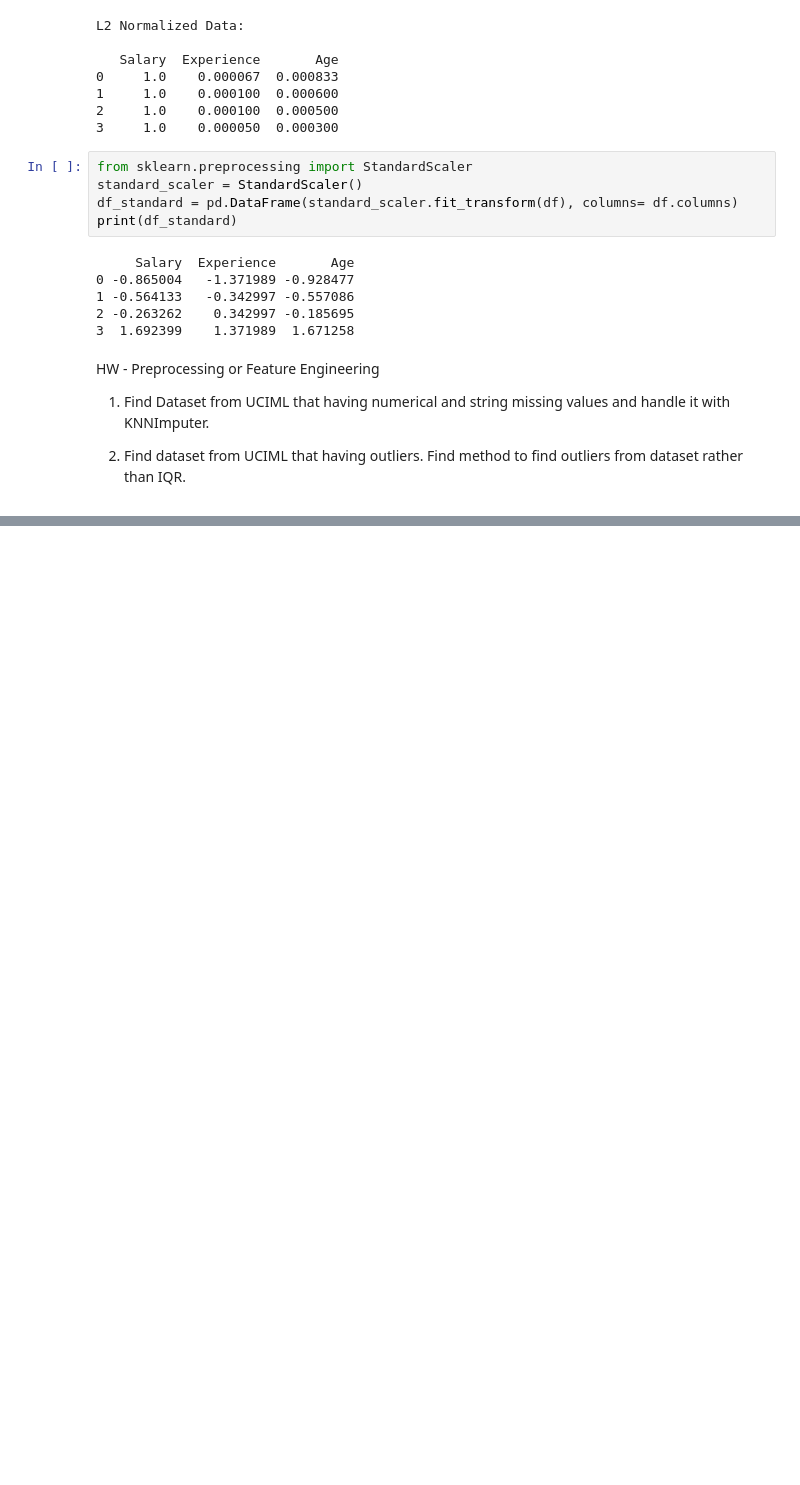
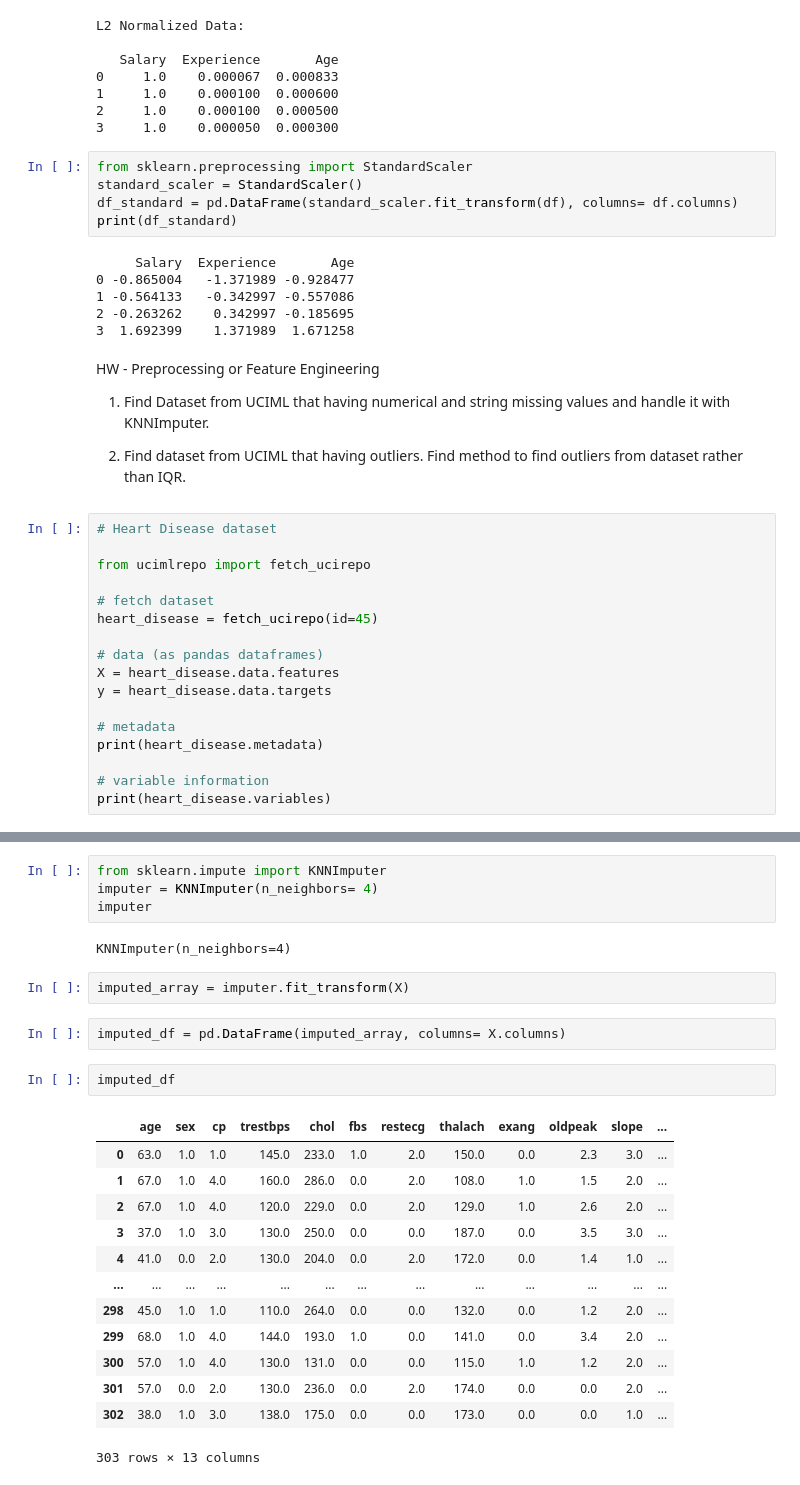
Before and after one commit to ydv-prince/ML-Practicals, a Jupyter notebook: workshop/preprocessing.ipynb, the cells around one changed output, grey strips where cells are left out. Saved outputs shown, nothing was run; the diff lists cells and outputs as text; blank space fills up the shorter version.

```diff
--- a/workshop/preprocessing.ipynb
+++ b/workshop/preprocessing.ipynb
@@ -451,3 +451,20 @@ HW - Preprocessing or Feature Engineering
   1. Find Dataset from UCIML that having numerical and string missing values and handle it with KNNImputer.
 
   2. Find dataset from UCIML that having outliers. Find method to find outliers from dataset rather than IQR.
+# %%
+# Heart Disease dataset
+
+from ucimlrepo import fetch_ucirepo
+
+# fetch dataset
+heart_disease = fetch_ucirepo(id=45)
+
+# data (as pandas dataframes)
+X = heart_disease.data.features
+y = heart_disease.data.targets
+
+# metadata
+print(heart_disease.metadata)
+
+# variable information
+print(heart_disease.variables)
@@ -453,0 +529,26 @@ HW - Preprocessing or Feature Engineering
+# %%
+from sklearn.impute import KNNImputer
+imputer = KNNImputer(n_neighbors= 4)
+imputer
+# %% [output]
+KNNImputer(n_neighbors=4)
+# %%
+imputed_array = imputer.fit_transform(X)
+# %%
+imputed_df = pd.DataFrame(imputed_array, columns= X.columns)
+# %%
+imputed_df
+# %% [output]
+|  | age | sex | cp | trestbps | chol | fbs | restecg | thalach | exang | oldpeak | slope | ... |
+| 0 | 63.0 | 1.0 | 1.0 | 145.0 | 233.0 | 1.0 | 2.0 | 150.0 | 0.0 | 2.3 | 3.0 | ... |
+| 1 | 67.0 | 1.0 | 4.0 | 160.0 | 286.0 | 0.0 | 2.0 | 108.0 | 1.0 | 1.5 | 2.0 | ... |
+| 2 | 67.0 | 1.0 | 4.0 | 120.0 | 229.0 | 0.0 | 2.0 | 129.0 | 1.0 | 2.6 | 2.0 | ... |
+| 3 | 37.0 | 1.0 | 3.0 | 130.0 | 250.0 | 0.0 | 0.0 | 187.0 | 0.0 | 3.5 | 3.0 | ... |
+| 4 | 41.0 | 0.0 | 2.0 | 130.0 | 204.0 | 0.0 | 2.0 | 172.0 | 0.0 | 1.4 | 1.0 | ... |
+| ... | ... | ... | ... | ... | ... | ... | ... | ... | ... | ... | ... | ... |
+| 298 | 45.0 | 1.0 | 1.0 | 110.0 | 264.0 | 0.0 | 0.0 | 132.0 | 0.0 | 1.2 | 2.0 | ... |
+| 299 | 68.0 | 1.0 | 4.0 | 144.0 | 193.0 | 1.0 | 0.0 | 141.0 | 0.0 | 3.4 | 2.0 | ... |
+| 300 | 57.0 | 1.0 | 4.0 | 130.0 | 131.0 | 0.0 | 0.0 | 115.0 | 1.0 | 1.2 | 2.0 | ... |
+| 301 | 57.0 | 0.0 | 2.0 | 130.0 | 236.0 | 0.0 | 2.0 | 174.0 | 0.0 | 0.0 | 2.0 | ... |
+| 302 | 38.0 | 1.0 | 3.0 | 138.0 | 175.0 | 0.0 | 0.0 | 173.0 | 0.0 | 0.0 | 1.0 | ... |
+303 rows × 13 columns
```
Also changed, not shown: parts of 17 cells of this notebook.
